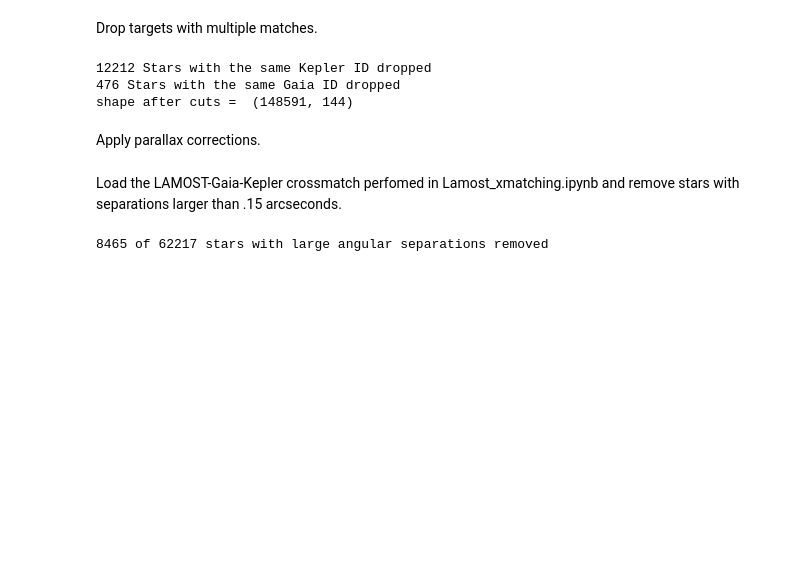
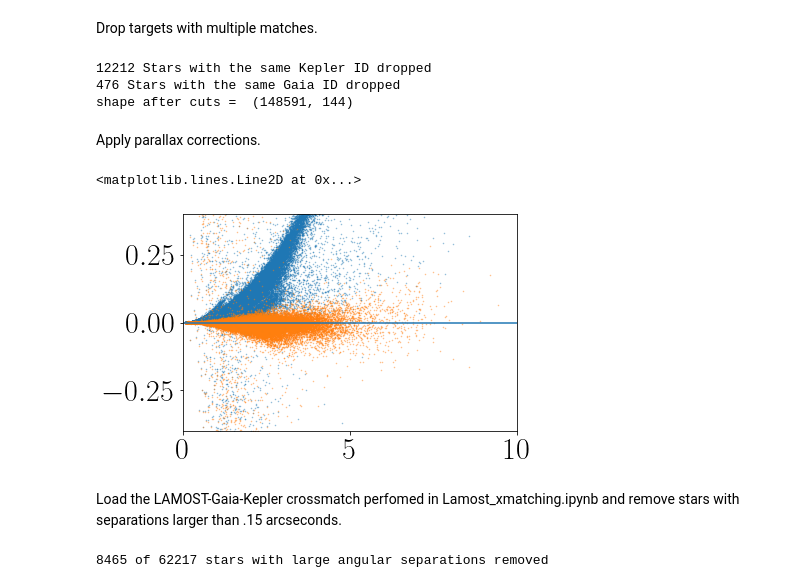
Before and after one commit to RuthAngus/kepler_kinematics, a Jupyter notebook: notebooks/Data.ipynb, the cells around one changed output. Cells and saved outputs as stored; diff of their text form; code cells hidden in the pictures; blank space fills up the shorter version.

```diff
--- a/notebooks/Data.ipynb
+++ b/notebooks/Data.ipynb
@@ -123,7 +123,16 @@ from zero_point import zpt
 zpt.load_tables()
 zero_point = zpt.get_zpt(gaia.phot_g_mean_mag, gaia.nu_eff_used_in_astrometry, gaia.pseudocolour, gaia.ecl_lat, gaia.astrometric_params_solved)
 gaia["parallax_uncorr"] = gaia.parallax.values
-gaia["parallax"] = gaia.parallax.values + zero_point
+gaia["parallax"] = gaia.parallax.values - zero_point
+# %%
+plt.plot(gaia.r_med_geo*1e-3, 1./gaia.parallax_uncorr-gaia.r_med_geo*1e-3, ".", ms=1, alpha=.5)
+plt.plot(gaia.r_med_geo*1e-3, 1./gaia.parallax-gaia.r_med_geo*1e-3, ".", ms=1, alpha=.5)
+plt.xlim(0, 10)
+plt.ylim(-.4, .4)
+plt.axhline(0)
+# %% [output]
+<matplotlib.lines.Line2D at 0x...>
+[figure, added]
 # %%
 # plt.hist(gaia.pseudocolour, 100);
 # print(sum(gaia.pseudocolour.values < 1.24))
```
Also changed, not shown: parts of 1 cell of this notebook, 3 other files.
